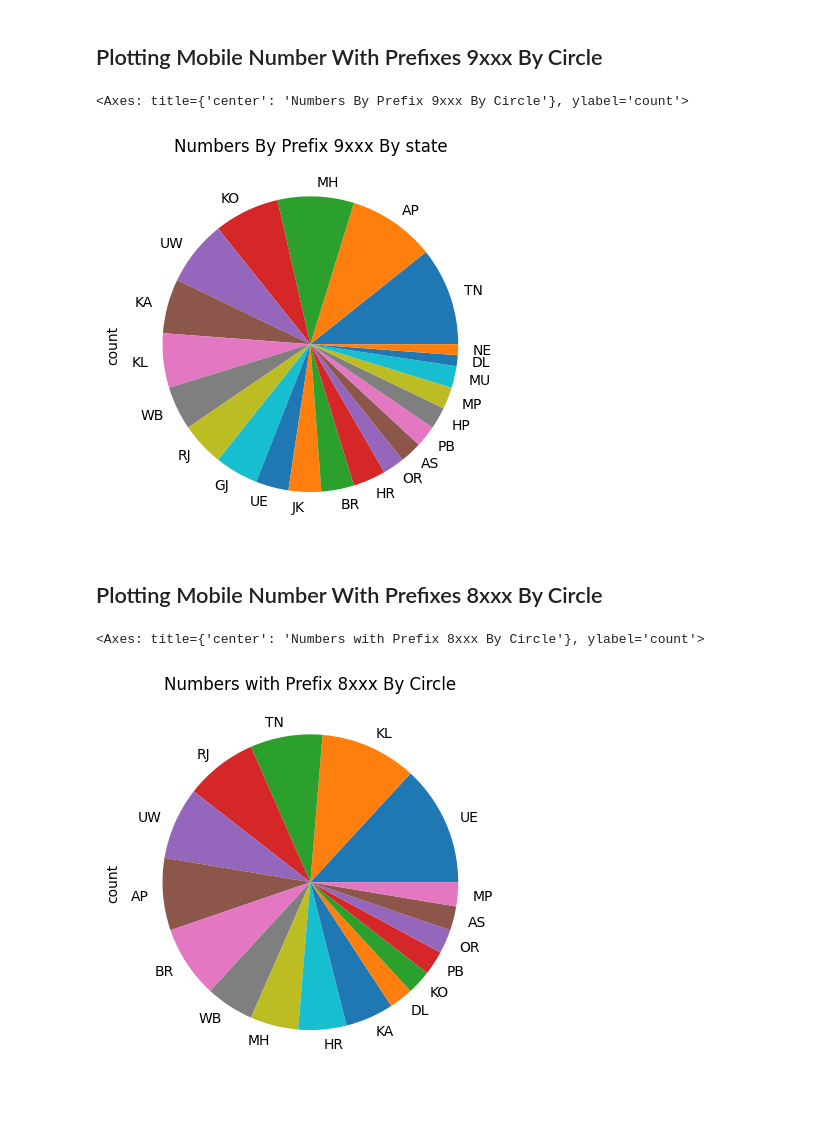
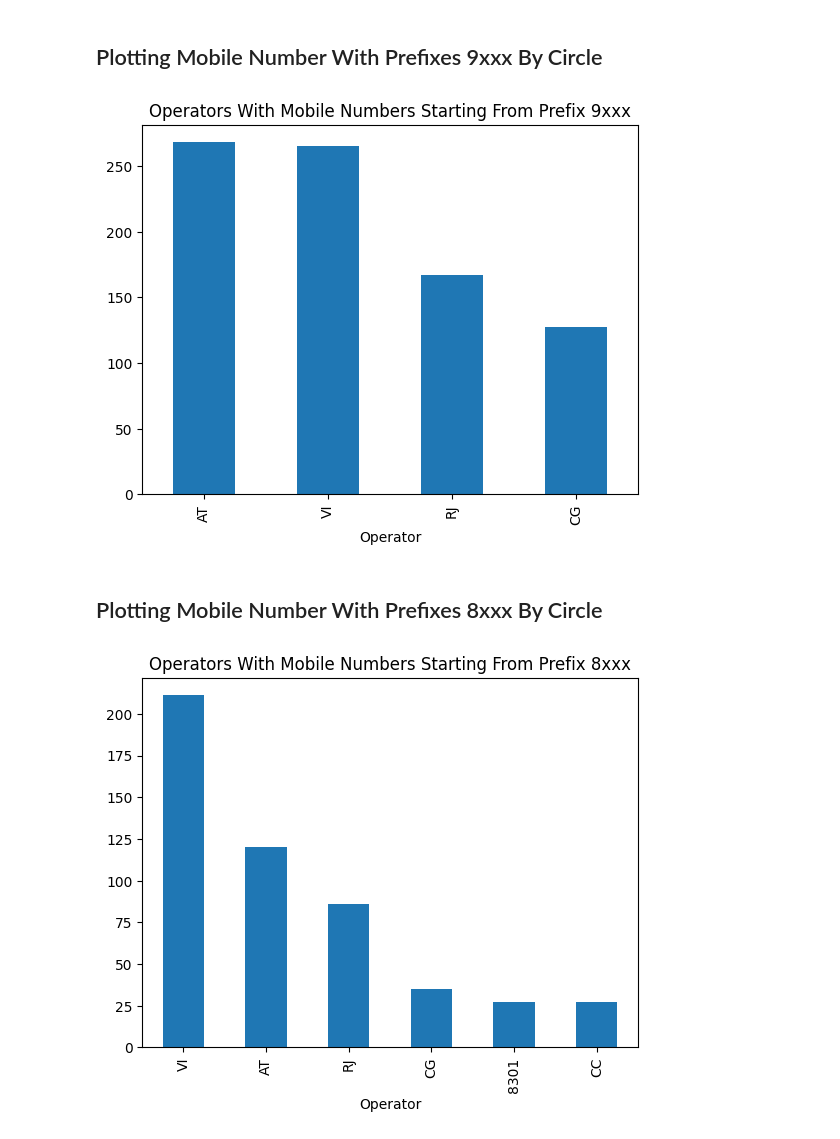
Before and after one commit to hstsethi/in-mob-prefix, a Jupyter notebook: analysis.ipynb, the cells around one changed output. Saved outputs shown, nothing was run; the diff lists cells and outputs as text; code cells hidden in the pictures; blank space fills up the shorter version.

Commit message:
Fixed filenames, formatting errors and introduce operators by prefix viz

```diff
--- a/analysis.ipynb
+++ b/analysis.ipynb
@@ -6,16 +6,16 @@ import pandas as pd
 # %% [markdown]
 ## Plotting Mobile Number With Prefixes 9xxx By Circle
 # %%
-nine_data = pd.read_csv("9xxx-mob-prefix-in.csv")
-nine_data["Circle"].value_counts().plot(kind="pie", title="Numbers By Prefix 9xxx By Circle")
+nine_data = pd.read_csv("9xxx-in-mob-prefix.csv")
+nine_data_circle = nine_data["Circle"].value_counts().plot(kind="bar", title="Mobile Numbers By Prefix 9xxx By Circle")
+nine_data_operator = nine_data["Operator"].value_counts().plot(kind="bar", title="Operators With Mobile Numbers Starting From Prefix 9xxx")
 # %% [output]
-<Axes: title={'center': 'Numbers By Prefix 9xxx By Circle'}, ylabel='count'>
-[figure, old version]
+[figure, new version]
 # %% [markdown]
 ## Plotting Mobile Number With Prefixes 8xxx By Circle
 # %%
-eight_data = pd.read_csv("8xxx-mob-prefix-in.csv")
-eight_data["Circle"].value_counts().plot(kind="pie", title="Numbers with Prefix 8xxx By Circle")
+eight_data = pd.read_csv("8xxx-in-mob-prefix.csv")
+eight_data_circle = eight_data["Circle"].value_counts().plot(kind="bar", title="Mobile Numbers with Prefix 8xxx By Circle")
+eight_data_operator = eight_data["Operator"].value_counts().plot(kind="bar", title="Operators With Mobile Numbers Starting From Prefix 8xxx")
 # %% [output]
-<Axes: title={'center': 'Numbers with Prefix 8xxx By Circle'}, ylabel='count'>
-[figure, old version]
+[figure, new version]
```
Also changed, not shown: 1 other file.
